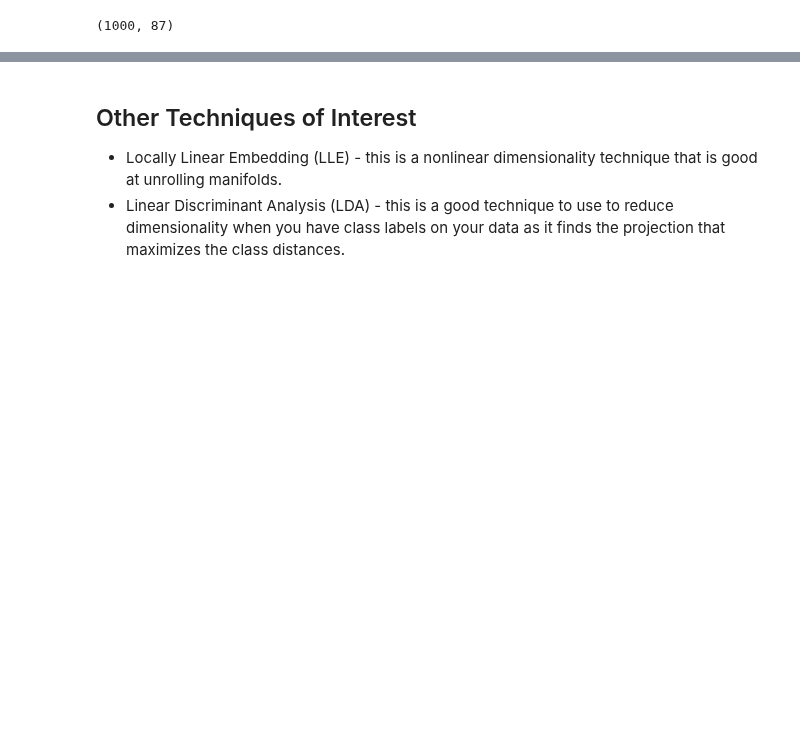
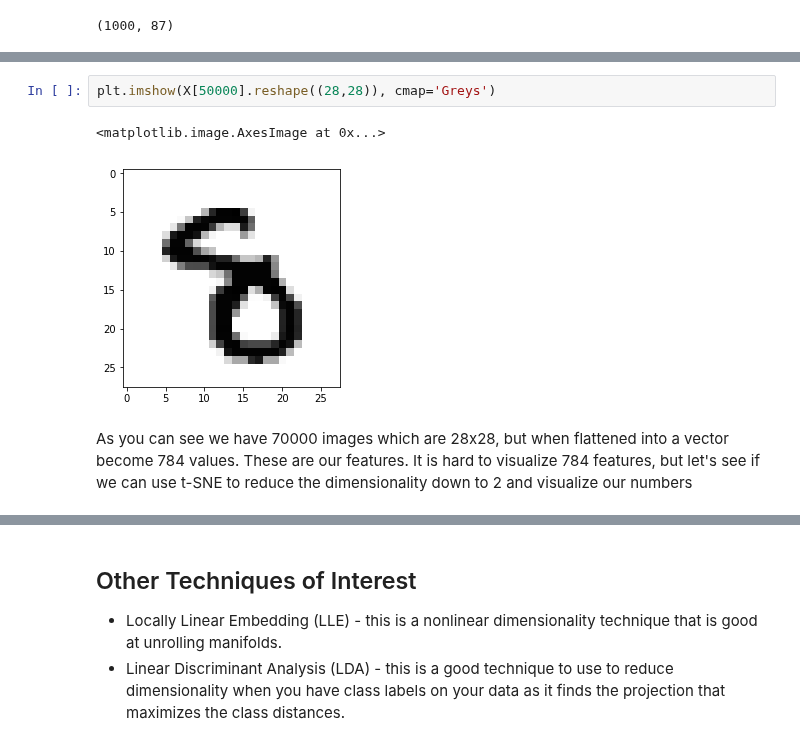
Before and after one commit to tfolkman/byu_econ_applied_machine_learning, a Jupyter notebook: lectures/Lecture_12_Dimensionality Reduction.ipynb, the cells around one changed output, grey strips where cells are left out. Saved outputs shown, nothing was run; the diff lists cells and outputs as text; blank space fills up the shorter version.

```diff
--- a/lectures/Lecture_12_Dimensionality Reduction.ipynb
+++ b/lectures/Lecture_12_Dimensionality Reduction.ipynb
@@ -177,0 +200,7 @@ There is an incredibly good [article on t-SNE](https://distill.pub/2016/misread-
+# %%
+plt.imshow(X[50000].reshape((28,28)), cmap='Greys')
+# %% [output]
+<matplotlib.image.AxesImage at 0x...>
+[figure, added]
+# %% [markdown]
+As you can see we have 70000 images which are 28x28, but when flattened into a vector become 784 values. These are our features. It is hard to visualize 784 features, but let's see if we can use t-SNE to reduce the dimensionality down to 2 and visualize our numbers
```
Also changed, not shown: parts of 14 cells of this notebook.
